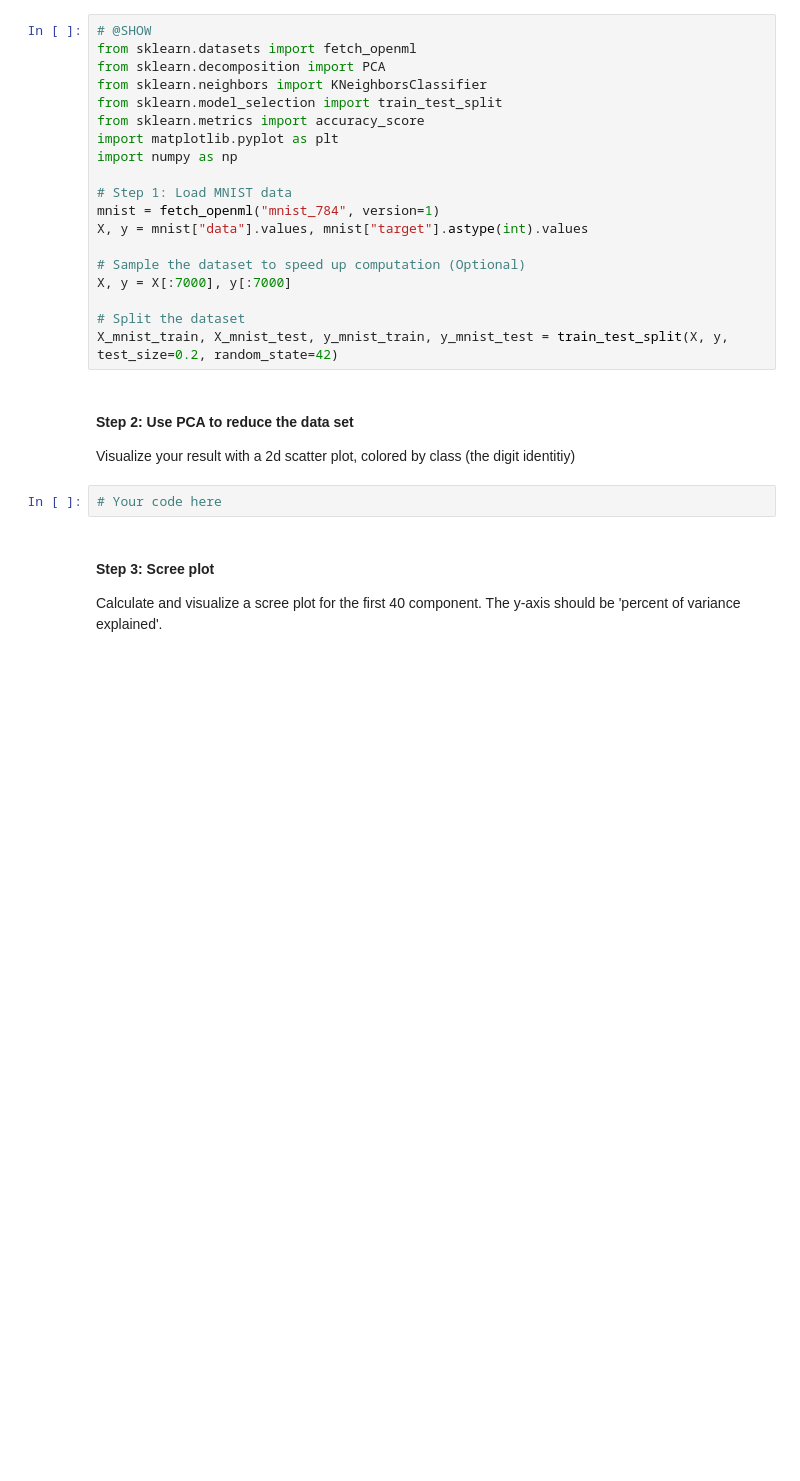
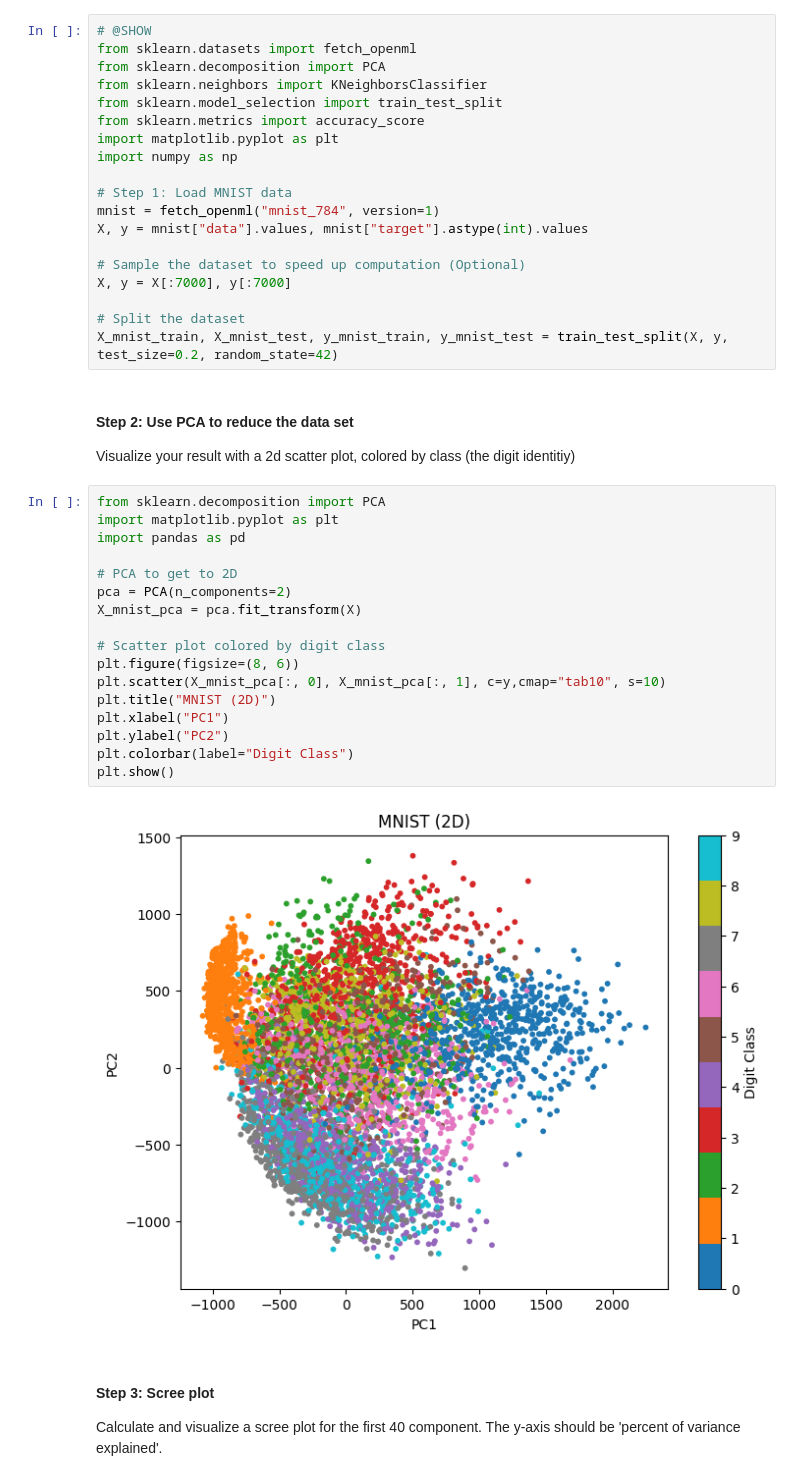
Before and after one commit to SU-IST707-FS25/week-4-materials-zseidel18, a Jupyter notebook: assignment.ipynb, the cells around one changed output. Cells and saved outputs as stored; diff of their text form; blank space fills up the shorter version.

```diff
--- a/assignment.ipynb
+++ b/assignment.ipynb
@@ -30,8 +30,25 @@ X_mnist_train, X_mnist_test, y_mnist_train, y_mnist_test = train_test_split(X, y
 
 
 Visualize your result with a 2d scatter plot, colored by class (the digit identitiy)
-# %%
-# Your code here
+# %%
+from sklearn.decomposition import PCA
+import matplotlib.pyplot as plt
+import pandas as pd
+
+# PCA to get to 2D
+pca = PCA(n_components=2)
+X_mnist_pca = pca.fit_transform(X)
+
+# Scatter plot colored by digit class
+plt.figure(figsize=(8, 6))
+plt.scatter(X_mnist_pca[:, 0], X_mnist_pca[:, 1], c=y,cmap="tab10", s=10)
+plt.title("MNIST (2D)")
+plt.xlabel("PC1")
+plt.ylabel("PC2")
+plt.colorbar(label="Digit Class")
+plt.show()
+# %% [output]
+[figure, added]
 # %% [markdown]
 #### Step 3: Scree plot
 
```
Also changed, not shown: parts of 6 cells of this notebook.
